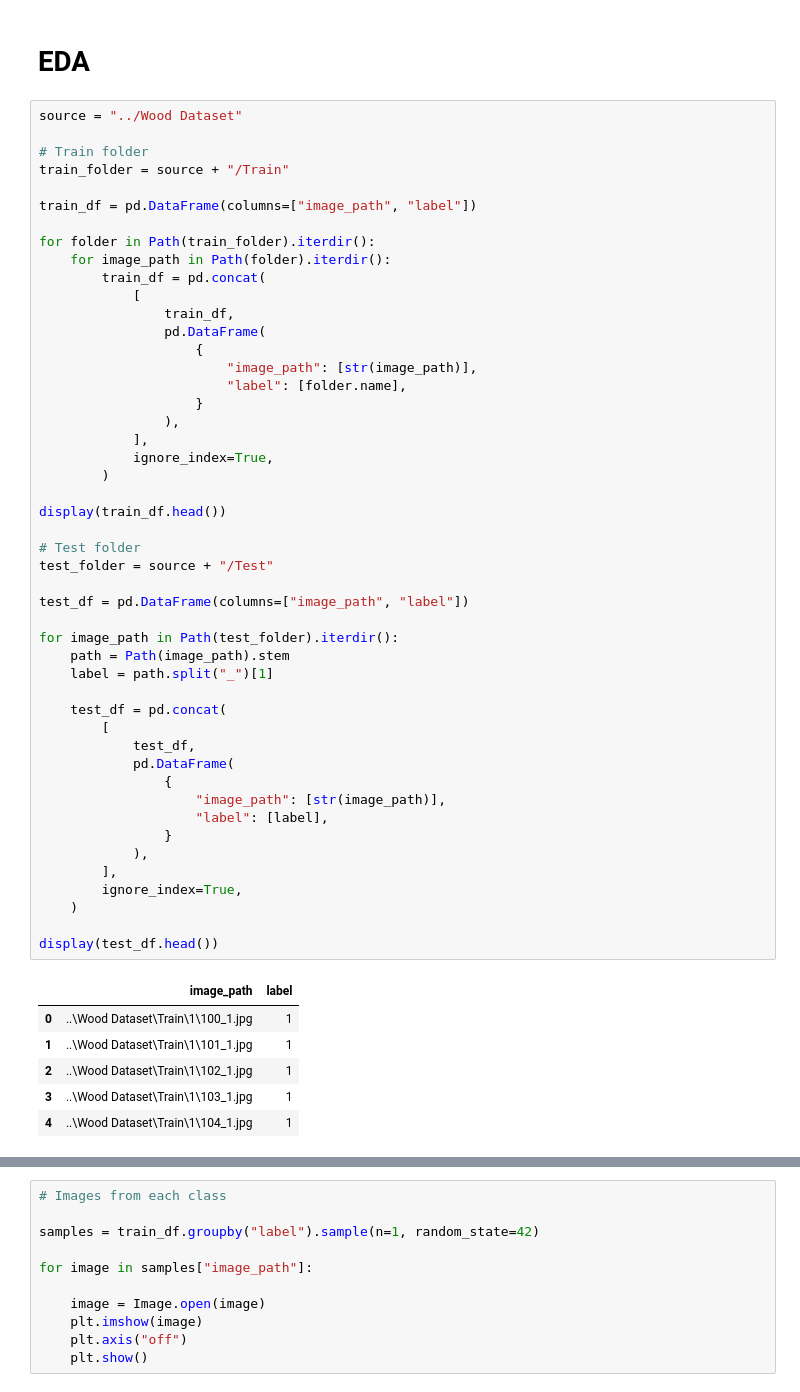
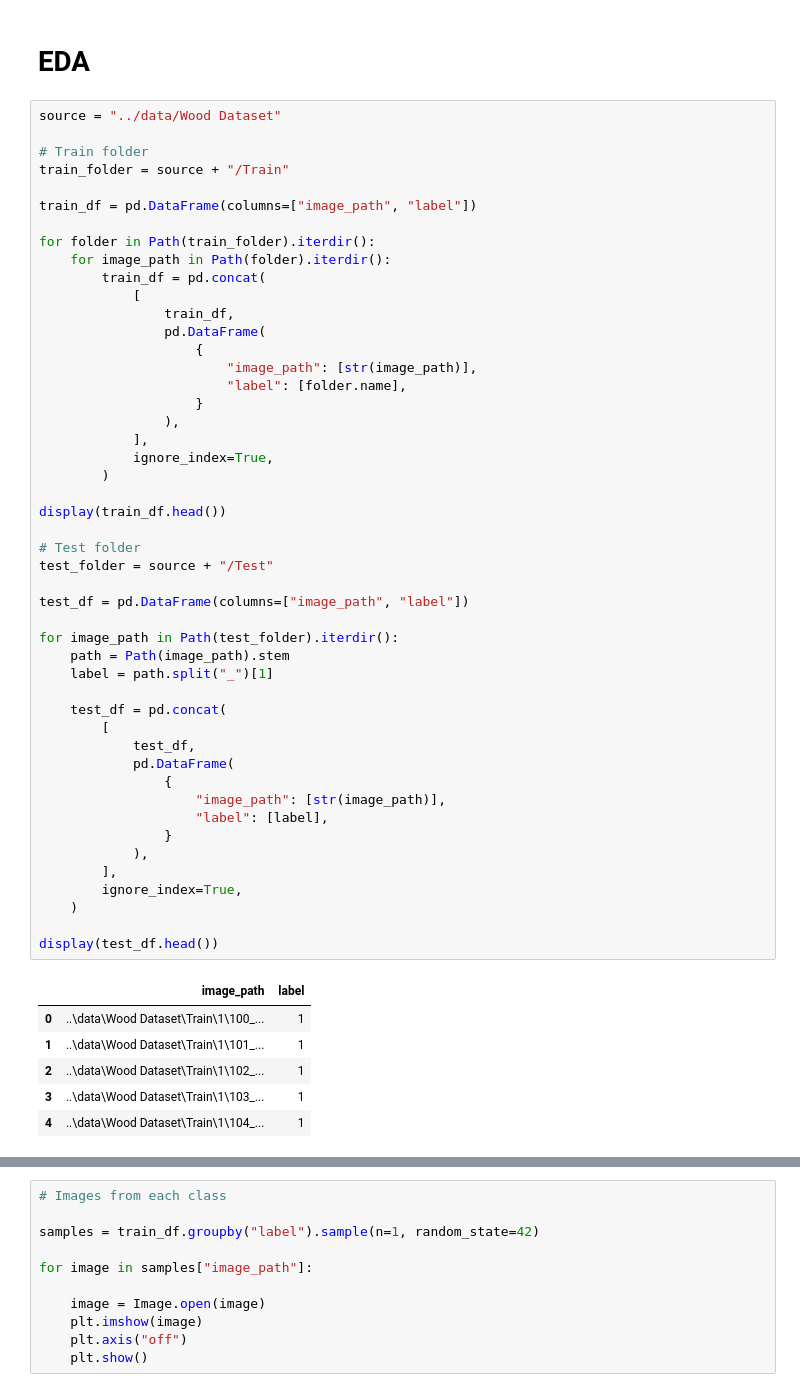
Before and after one commit to AzureDream1811/wood-classification, a Jupyter notebook: src/01_eda.ipynb, the cells around one changed output, grey strips where cells are left out. Drawn from its saved outputs; the diff is of its cells as text.

```diff
--- a/src/01_preprocessed.ipynb
+++ b/src/01_eda.ipynb
@@ -29,7 +29,7 @@ CLASS_NAMES = {
 # %% [markdown]
 # EDA
 # %%
-source = "../Wood Dataset"
+source = "../data/Wood Dataset"
 
 # Train folder
 train_folder = source + "/Train"
@@ -51,36 +51,36 @@ for folder in Path(train_folder).iterdir():
             ignore_index=True,
         )
 
 display(train_df.head())
 
 # Test folder
 test_folder = source + "/Test"
 
 test_df = pd.DataFrame(columns=["image_path", "label"])
 
 for image_path in Path(test_folder).iterdir():
     path = Path(image_path).stem
     label = path.split("_")[1]
 
     test_df = pd.concat(
         [
             test_df,
             pd.DataFrame(
                 {
                     "image_path": [str(image_path)],
                     "label": [label],
                 }
             ),
         ],
         ignore_index=True,
     )
 
 display(test_df.head())
 # %% [output]
 |  | image_path | label |
-| 0 | ..\Wood Dataset\Train\1\100_1.jpg | 1 |
-| 1 | ..\Wood Dataset\Train\1\101_1.jpg | 1 |
-| 2 | ..\Wood Dataset\Train\1\102_1.jpg | 1 |
-| 3 | ..\Wood Dataset\Train\1\103_1.jpg | 1 |
-| 4 | ..\Wood Dataset\Train\1\104_1.jpg | 1 |
+| 0 | ..\data\Wood Dataset\Train\1\100_... | 1 |
+| 1 | ..\data\Wood Dataset\Train\1\101_... | 1 |
+| 2 | ..\data\Wood Dataset\Train\1\102_... | 1 |
+| 3 | ..\data\Wood Dataset\Train\1\103_... | 1 |
+| 4 | ..\data\Wood Dataset\Train\1\104_... | 1 |
 |  | image_path | label |
```
Also changed, not shown: parts of 9 cells of this notebook, 2 other files.
